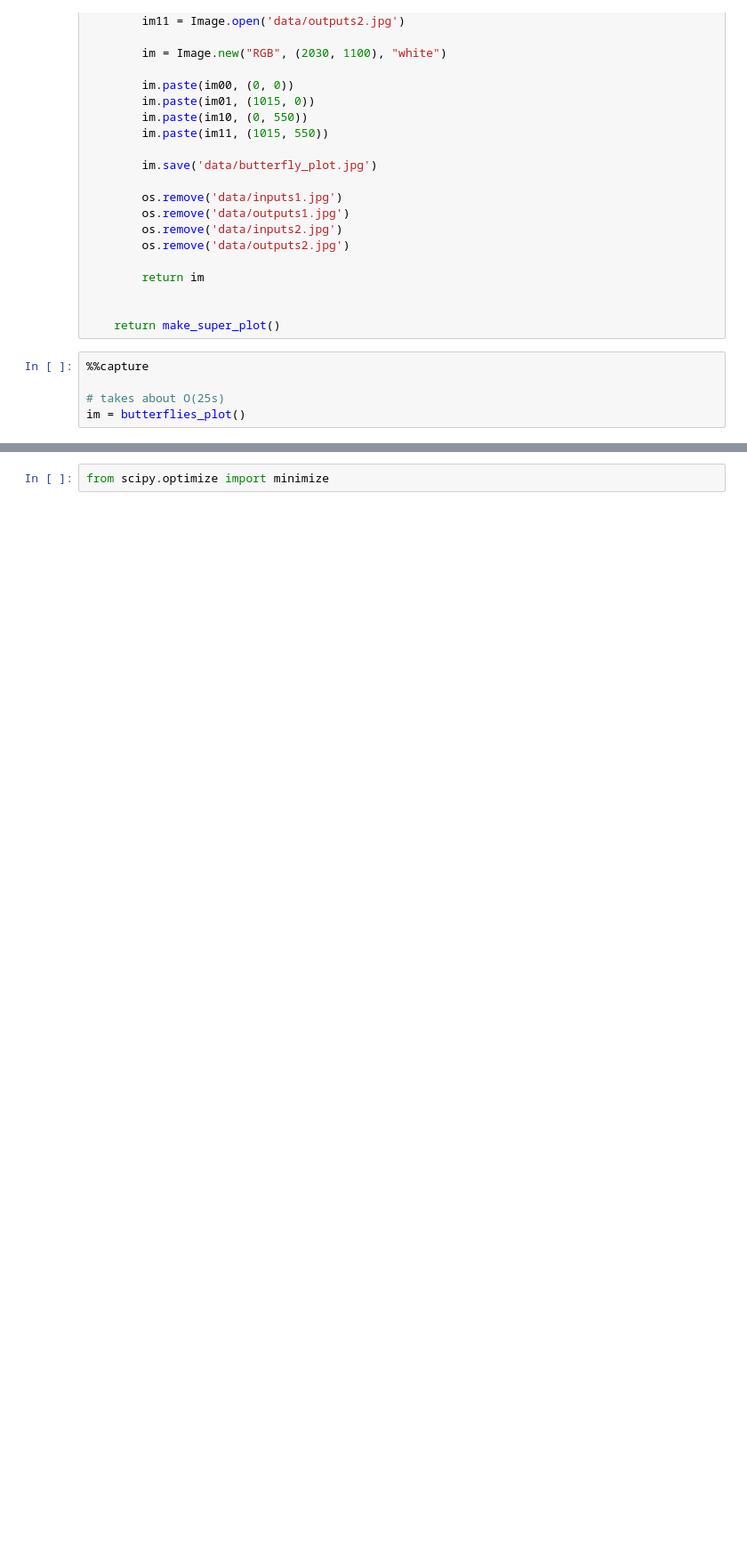
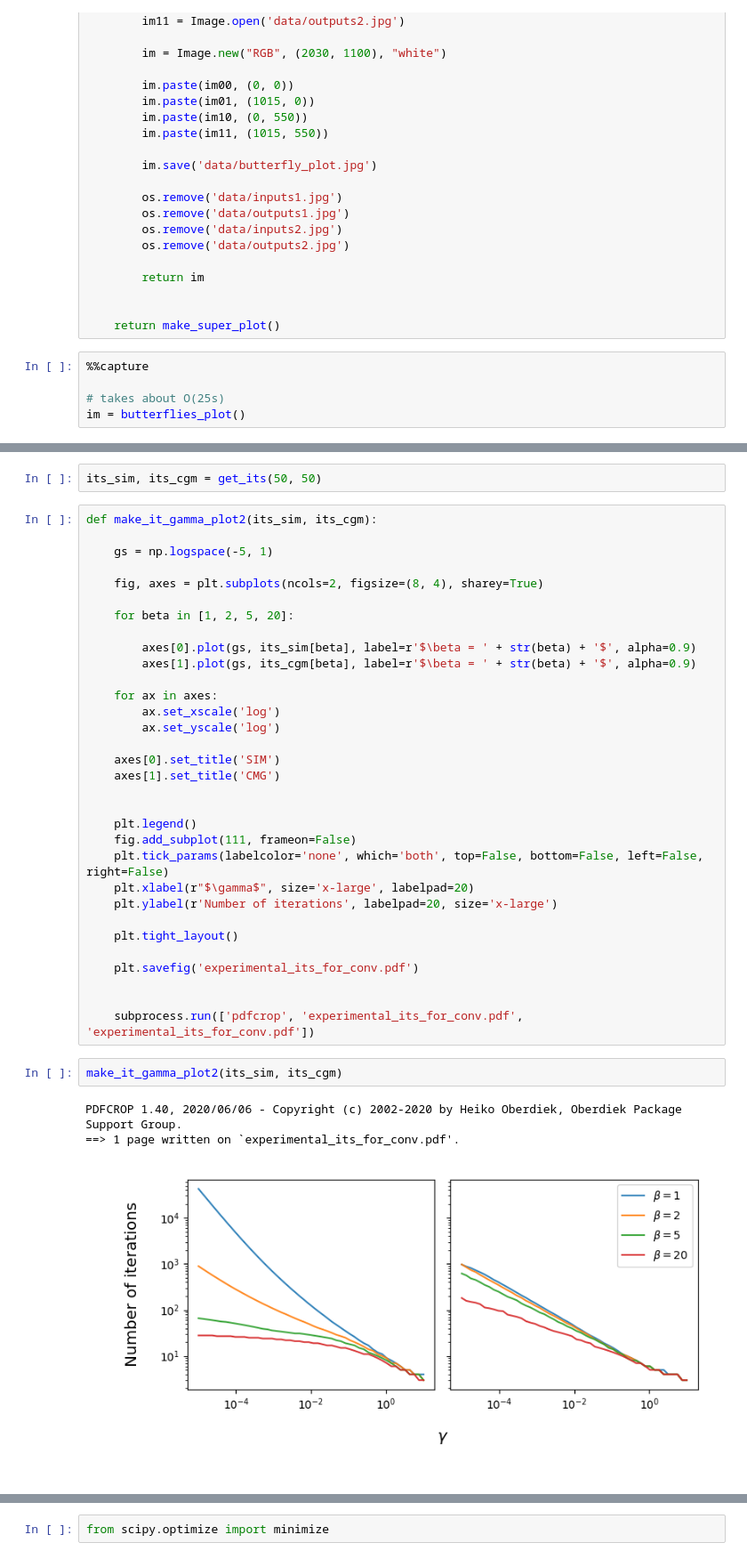
Before and after one commit to nickelnine37/ThesisCode, a Jupyter notebook: Chapter 4/4.3.ipynb, the cells around one changed output, grey strips where cells are left out. Shown at 89% size. Cells and saved outputs as stored; diff of their text form; blank space fills up the shorter version.

```diff
--- a/Chapter 4/4.3.ipynb
+++ b/Chapter 4/4.3.ipynb
@@ -797,0 +861,40 @@ make_it_gamma_plot_CGM()
+# %%
+its_sim, its_cgm = get_its(50, 50)
+# %%
+def make_it_gamma_plot2(its_sim, its_cgm):
+
+    gs = np.logspace(-5, 1)
+
+    fig, axes = plt.subplots(ncols=2, figsize=(8, 4), sharey=True)
+
+    for beta in [1, 2, 5, 20]:
+
+        axes[0].plot(gs, its_sim[beta], label=r'$\beta = ' + str(beta) + '$', alpha=0.9)
+        axes[1].plot(gs, its_cgm[beta], label=r'$\beta = ' + str(beta) + '$', alpha=0.9)
+
+    for ax in axes:
+        ax.set_xscale('log')
+        ax.set_yscale('log')
+
+    axes[0].set_title('SIM')
+    axes[1].set_title('CMG')
+
+
+    plt.legend()
+    fig.add_subplot(111, frameon=False)
+    plt.tick_params(labelcolor='none', which='both', top=False, bottom=False, left=False, right=False)
+    plt.xlabel(r"$\gamma$", size='x-large', labelpad=20)
+    plt.ylabel(r'Number of iterations', labelpad=20, size='x-large')
+
+    plt.tight_layout()
+
+    plt.savefig('experimental_its_for_conv.pdf')
+
+
+    subprocess.run(['pdfcrop', 'experimental_its_for_conv.pdf', 'experimental_its_for_conv.pdf'])
+# %%
+make_it_gamma_plot2(its_sim, its_cgm)
+# %% [output]
+PDFCROP 1.40, 2020/06/06 - Copyright (c) 2002-2020 by Heiko Oberdiek, Oberdiek Package Support Group.
+==> 1 page written on `experimental_its_for_conv.pdf'.
+[figure, added]
```
Also changed, not shown: parts of 16 cells of this notebook, 6 other files.
